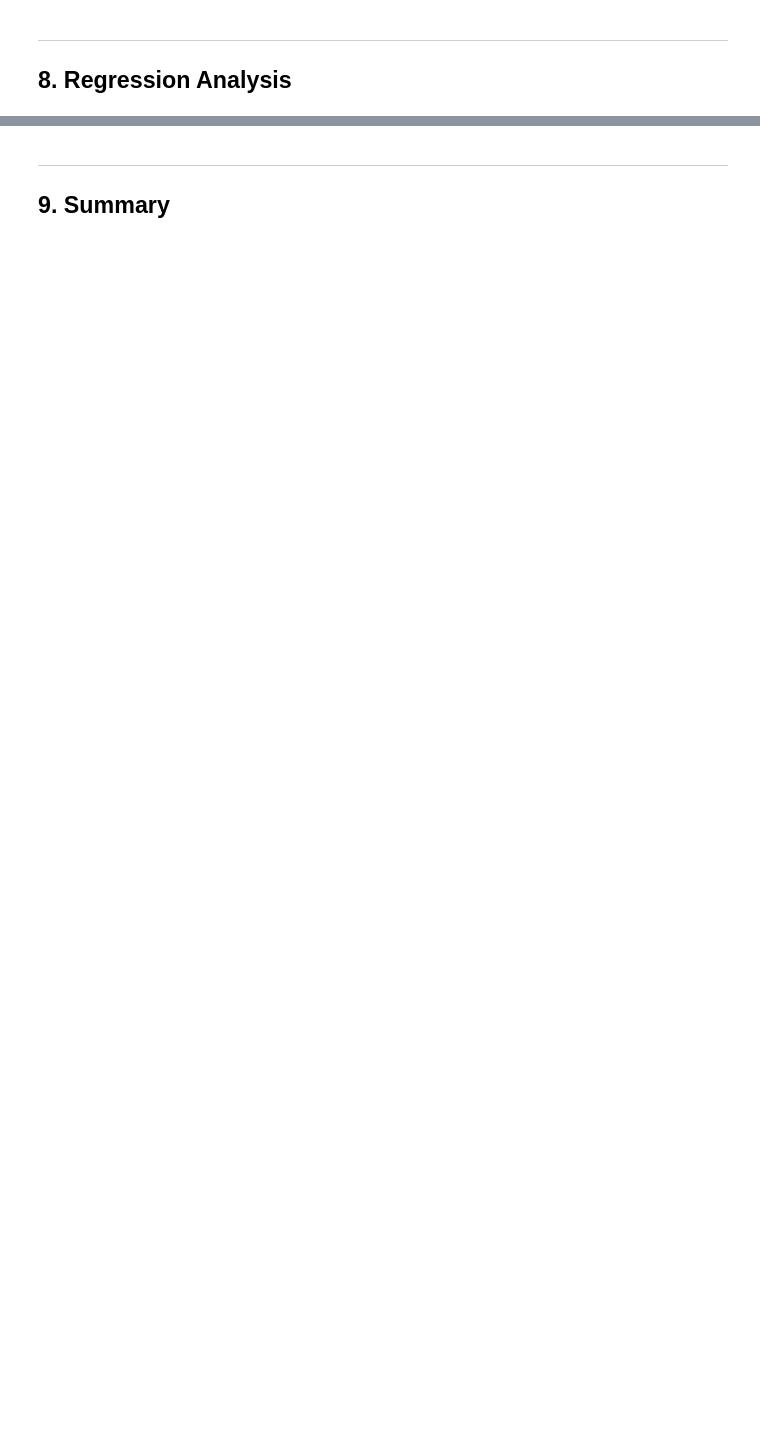
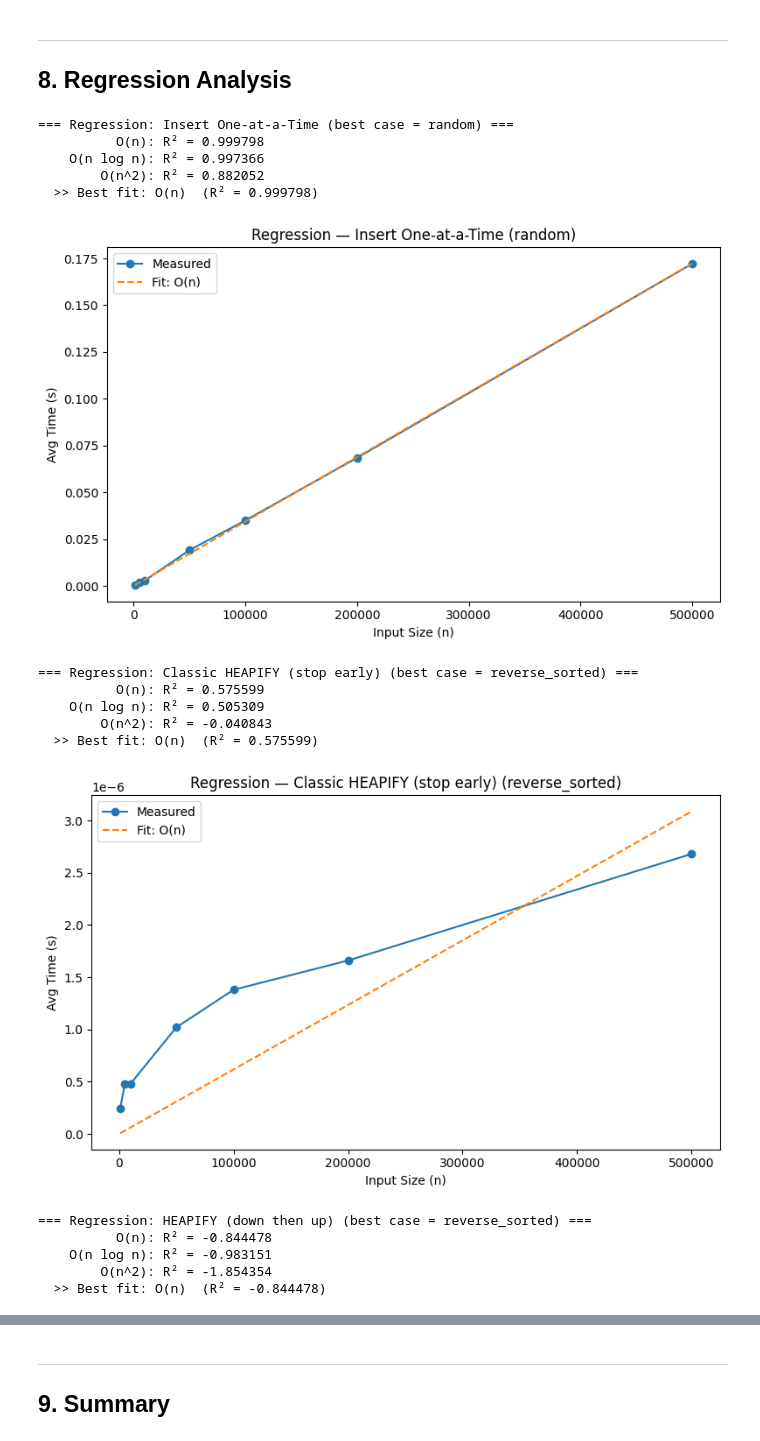
Before and after one commit to MSOE-oskar/algorithms-program-4, a Jupyter notebook: program4_benchmarking_heaps.ipynb, the cells around one changed output, grey strips where cells are left out. Cells and saved outputs as stored; diff of their text form; code cells hidden in the pictures; blank space fills up the shorter version.

```diff
--- a/program4_benchmarking_heaps.ipynb
+++ b/program4_benchmarking_heaps.ipynb
@@ -214,10 +361,76 @@ for dataset_type in dataset_types:
      for each function's best case. Fit curves (e.g., n·log(n), n²) and
      report the best fit and its R² value. -->
 # %%
-# TODO: For each function (best-case dataset):
-#   1. Fit a regression model to estimate asymptotic complexity
-#      (e.g., fit against n, n*log(n), n^2, etc.)
-#   2. Report the best-fit complexity class and R² value
-#   3. Optionally, plot the fitted curve against the raw data
+# Best-case dataset for each function (from Section 2 predictions)
+best_cases = {
+    "Insert One-at-a-Time": "random",
+    "Classic HEAPIFY (stop early)": "reverse_sorted",
+    "HEAPIFY (down then up)": "reverse_sorted",
+}
 
-pass
+# Candidate complexity functions
+def candidates(n_arr):
+    n = np.array(n_arr, dtype=float)
+    return {
+        "O(n)":        n,
+        "O(n log n)":  n * np.log2(n),
+        "O(n^2)":      n ** 2,
+    }
+
+for func_name in functions:
+    dtype = best_cases[func_name]
+    times = np.array([results[func_name][size][dtype] for size in INPUT_SIZES])
+    n_arr = np.array(INPUT_SIZES, dtype=float)
+    cands = candidates(n_arr)
+
+    print(f"\n=== Regression: {func_name} (best case = {dtype}) ===")
+
+    best_r2 = -np.inf
+    best_label = ""
+    best_coeffs = None
+    best_basis = None
+
+    for label, basis in cands.items():
+        # Fit t = c * basis  (linear through origin)
+        c = np.dot(basis, times) / np.dot(basis, basis)
+        predicted = c * basis
+        ss_res = np.sum((times - predicted) ** 2)
+        ss_tot = np.sum((times - np.mean(times)) ** 2)
+        r2 = 1 - ss_res / ss_tot if ss_tot != 0 else 0
+        print(f"  {label:>12}: R² = {r2:.6f}")
+        if r2 > best_r2:
+            best_r2 = r2
+            best_label = label
+            best_coeffs = c
+            best_basis = basis
+
+    print(f"  >> Best fit: {best_label}  (R² = {best_r2:.6f})")
+
+    # Plot raw data vs fitted curve
+    plt.figure(figsize=(8, 5))
+    plt.plot(n_arr, times, "o-", label="Measured")
+    plt.plot(n_arr, best_coeffs * best_basis, "--", label=f"Fit: {best_label}")
+    plt.title(f"Regression — {func_name} ({dtype})")
+    plt.xlabel("Input Size (n)")
+    plt.ylabel("Avg Time (s)")
+    plt.legend()
+    plt.tight_layout()
+    plt.show()
+# %% [output]
+=== Regression: Insert One-at-a-Time (best case = random) ===
+          O(n): R² = 0.999798
+    O(n log n): R² = 0.997366
+        O(n^2): R² = 0.882052
+  >> Best fit: O(n)  (R² = 0.999798)
+[figure, added]
+=== Regression: Classic HEAPIFY (stop early) (best case = reverse_sorted) ===
+          O(n): R² = 0.575599
+    O(n log n): R² = 0.505309
+        O(n^2): R² = -0.040843
+  >> Best fit: O(n)  (R² = 0.575599)
+[figure, added]
+=== Regression: HEAPIFY (down then up) (best case = reverse_sorted) ===
+          O(n): R² = -0.844478
+    O(n log n): R² = -0.983151
+        O(n^2): R² = -1.854354
+  >> Best fit: O(n)  (R² = -0.844478)
```
Also changed, not shown: parts of 8 cells of this notebook.
